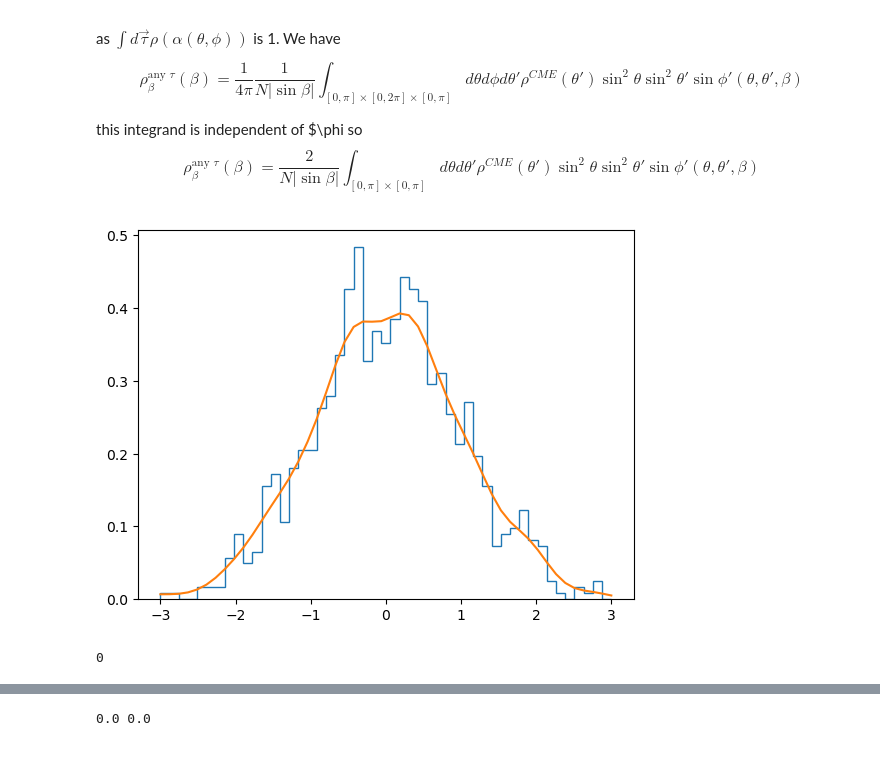
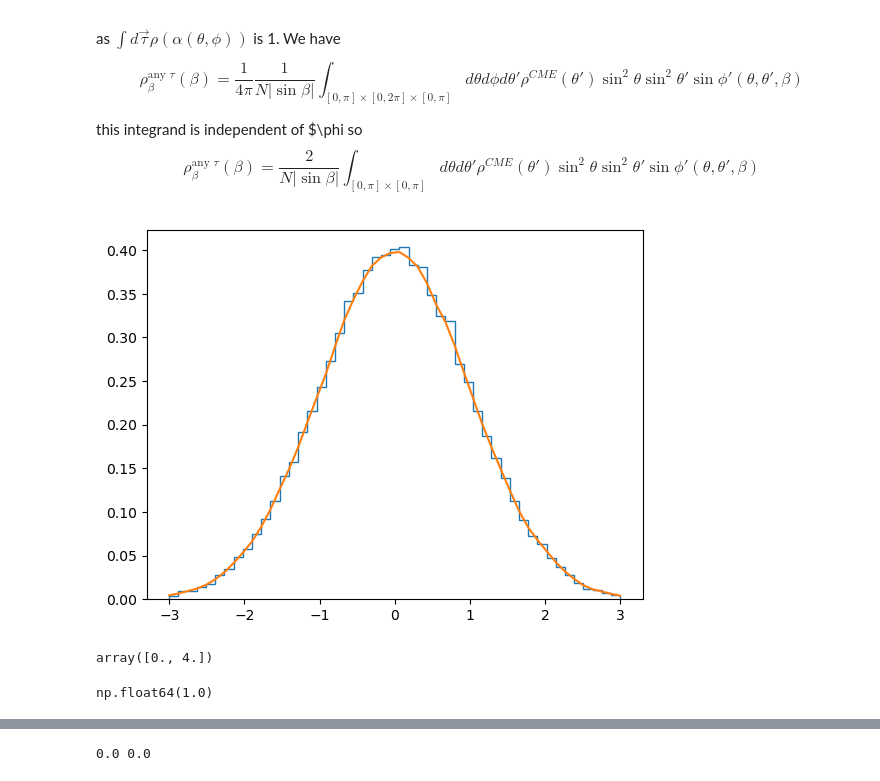
Before and after one commit to demichieldewilde/CME_distribution, a Jupyter notebook: CME_distrution.ipynb, the cells around one changed output, grey strips where cells are left out. Cells and saved outputs as stored; diff of their text form; code cells hidden in the pictures.

```diff
--- a/CME_distrution.ipynb
+++ b/CME_distrution.ipynb
@@ -187,21 +187,26 @@ fast = False
 # %%
 
 import matplotlib.pyplot as plt
 import numpy as np
 import scipy.stats as stats
 
-noise = np.random.normal(0, 1, (1000, ))
+noise = np.random.normal(0, 1, (100000, ))
 density = stats.gaussian_kde(noise)
 n, x, _ = plt.hist(noise, bins=np.linspace(-3, 3, 50),
                    histtype=u'step', density=True)
 plt.plot(x, density(x))
 plt.show()
 # %% [output]
-[figure, old version]
+[figure, new version]
-# %%
-int(np.arccos(random.uniform(-1,1)))
-# %% [output]
-0
+# %%
+a = np.array([0.9, 4.1])
+np.floor(a)
+# %% [output]
+array([0., 4.])
+# %%
+np.sin(np.pi/2)
+# %% [output]
+np.float64(1.0)
 # %%
 import random
 
```
Also changed, not shown: parts of 2 cells of this notebook.
